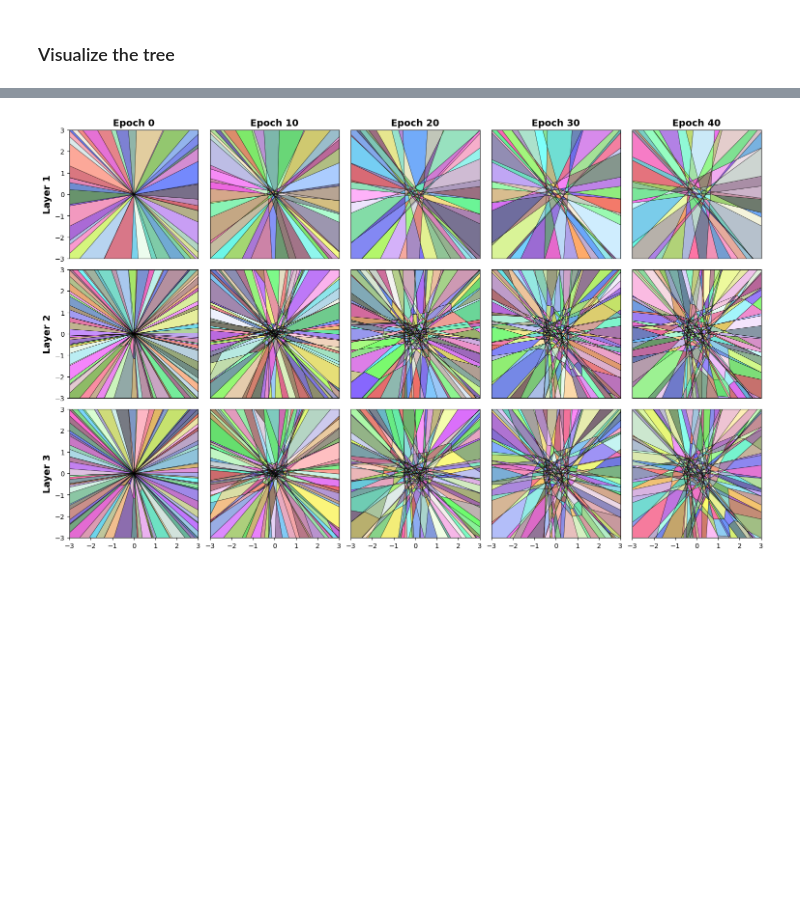
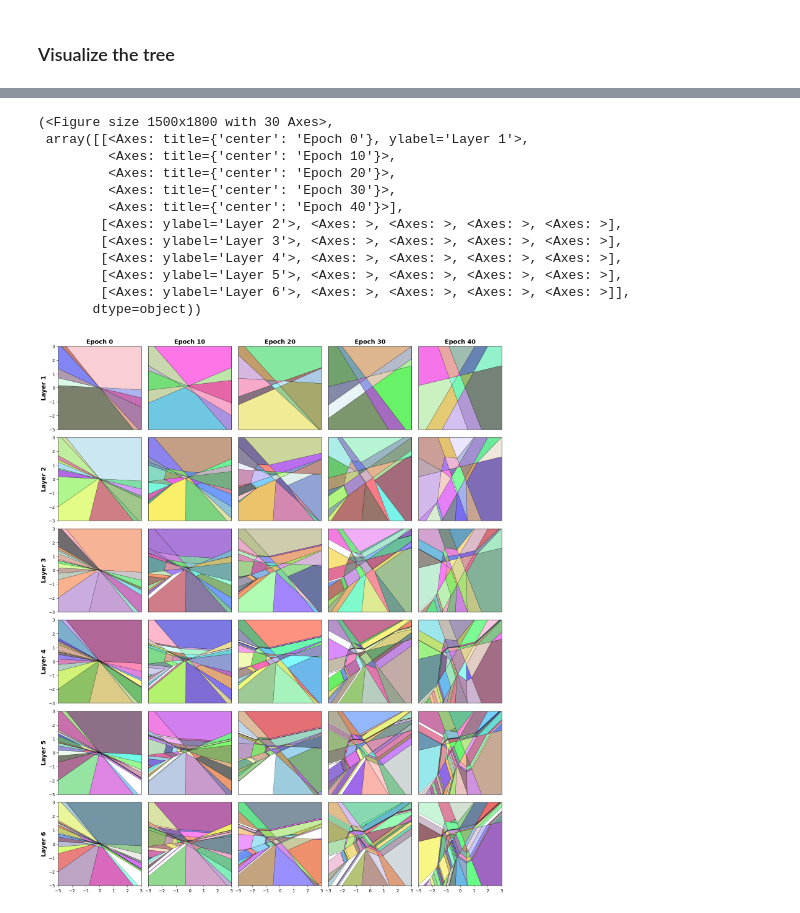
Before and after one commit to Johanmkr/WP1-Polyhedra, a Jupyter notebook: notebooks/new_tree_construction_planning.ipynb, the cells around one changed output, grey strips where cells are left out. Saved outputs shown, nothing was run; the diff lists cells and outputs as text; code cells hidden in the pictures; blank space fills up the shorter version.

Commit message:
Fixed tree plus parallelization attempt

```diff
--- a/notebooks/new_tree_construction_planning.ipynb
+++ b/notebooks/new_tree_construction_planning.ipynb
@@ -463,7 +527,7 @@ plt.show()
 ### Model
 # %%
 from visualization import plot_training
-hidden_sizes = [0,25,25]
+hidden_sizes = [0,5,5,5,5,5]
 
 ActNet = NeuralNet(
     input_size = 2,
@@ -480,2 +544,16 @@ Training not saved.
 # %% [markdown]
 ### Build tree
+# %%
+import time
+trees = {}
+tot_start = time.time()
+for epoch, state in states.items():
+    start = time.time()
+    print(f"\n--- Epoch {epoch} ---")
+    tree = Tree(state)
+    tree.construct_tree(verbose=True)
+    trees[epoch] = tree
+    end = time.time()
+    print(f"Duration: {end-start:.2f} s")
+tot_end = time.time()
+print(f"Total duration: {tot_end-tot_start:.2f} s")
@@ -482,13 +576,13 @@ Training not saved.
 # %%
 import time
-trees = {}
+trees_p = {}
 tot_start = time.time()
 for epoch, state in states.items():
     start = time.time()
     print(f"\n--- Epoch {epoch} ---")
     tree = Tree(state)
-    tree.construct_tree(verbose=True)
-    trees[epoch] = tree
+    tree.construct_tree_threaded(max_workers=25, verbose=True)
+    trees_p[epoch] = tree
     end = time.time()
     print(f"Duration: {end-start:.2f} s")
 tot_end = time.time()
@@ -603,4 +716,5 @@ def plot_epoch_layer_grid(trees,  bound=50):
     return fig, axes
 # %%
 plot_epoch_layer_grid(trees, bound=3)
+plot_epoch_layer_grid(trees_p, bound=3)
 # %% [output]
@@ -616 +738,13 @@ plot_epoch_layer_grid(trees, bound=3)
+(<Figure size 1500x1800 with 30 Axes>,
+ array([[<Axes: title={'center': 'Epoch 0'}, ylabel='Layer 1'>,
+         <Axes: title={'center': 'Epoch 10'}>,
+         <Axes: title={'center': 'Epoch 20'}>,
+         <Axes: title={'center': 'Epoch 30'}>,
+         <Axes: title={'center': 'Epoch 40'}>],
+        [<Axes: ylabel='Layer 2'>, <Axes: >, <Axes: >, <Axes: >, <Axes: >],
+        [<Axes: ylabel='Layer 3'>, <Axes: >, <Axes: >, <Axes: >, <Axes: >],
+        [<Axes: ylabel='Layer 4'>, <Axes: >, <Axes: >, <Axes: >, <Axes: >],
+        [<Axes: ylabel='Layer 5'>, <Axes: >, <Axes: >, <Axes: >, <Axes: >],
+        [<Axes: ylabel='Layer 6'>, <Axes: >, <Axes: >, <Axes: >, <Axes: >]],
+       dtype=object))
-[figure, old version]
+[figure, new version]
```
Also changed, not shown: parts of 7 cells of this notebook.
